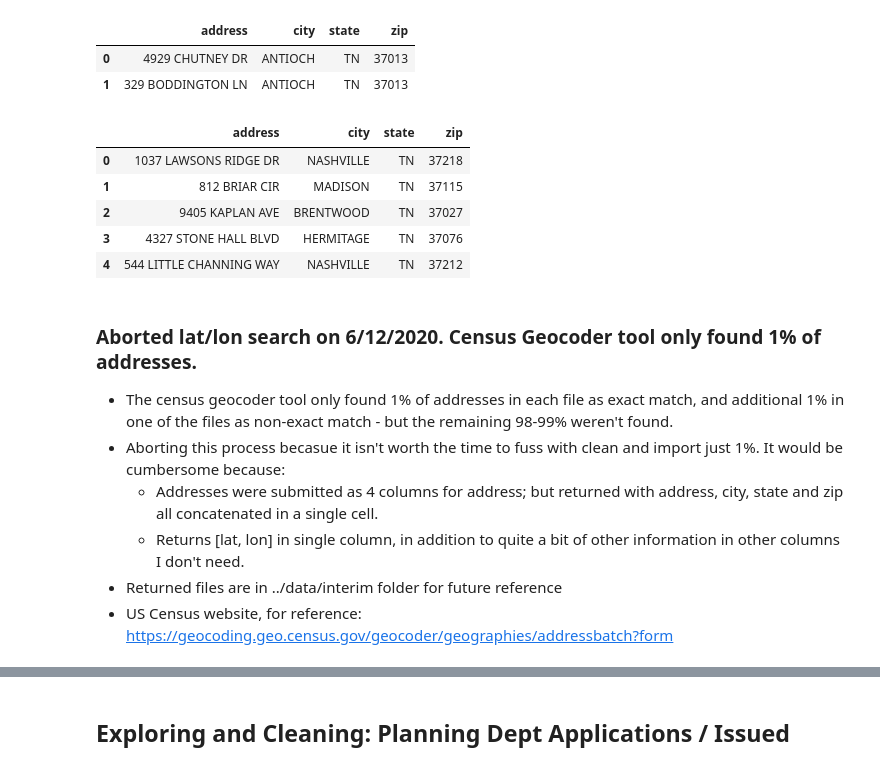
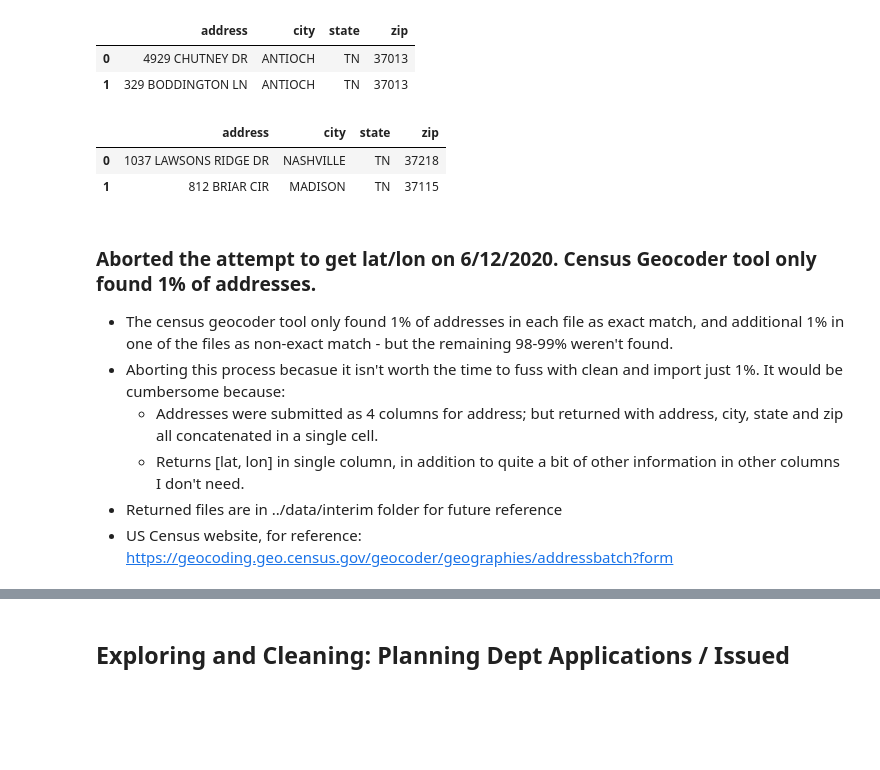
Before and after one commit to lorirocks/nashville-neighborhoods-capstone, a Jupyter notebook: notebooks/1_dataprep.ipynb, the cells around one changed output, grey strips where cells are left out. Drawn from its saved outputs; the diff is of its cells as text; code cells hidden in the pictures; blank space fills up the shorter version.

```diff
--- a/notebooks/1_dataprep.ipynb
+++ b/notebooks/1_dataprep.ipynb
@@ -589,8 +619,8 @@ Name: permit_type_descr, dtype: int64
 #        YES - there are a lot for new residential permits
 # Second: Created new df to submit to census geocoder website.
 
-df_bldg_issued_null_latlon = df_bldg_issued.loc[df_bldg_issued.lat.isnull()].reset_index(drop = True)
-df_bldg_issued_null_latlon.head()
+df_bldg_issued_null_latlon = df_bldg_issued.loc[df_bldg_issued['lat'].isnull()].reset_index(drop = True)
+df_bldg_issued_null_latlon.head(2)
 # %% [output]
 |  | permit_number | permit_type_descr | permit_subtype_descr | parcel | date_entered | date_issued | ... |
 | 0 | 2019070460 | Building Residential - New | Single Family Residence | 058100C04900CO | 2019-11-18 | 2019-12-09 | ... |
@@ -645,20 +672,17 @@ df_bldg_apps_null_latlon.head(2)
 | 1 | 329 BODDINGTON LN | ANTIOCH | TN | 37013 |
 # %%
 df_bldg_issued_null_latlon = df_bldg_issued_null_latlon[['address', 'city', 'state', 'zip']]
-df_bldg_issued_null_latlon.head()
+df_bldg_issued_null_latlon.head(2)
 # %% [output]
 |  | address | city | state | zip |
 | 0 | 1037 LAWSONS RIDGE DR | NASHVILLE | TN | 37218 |
 | 1 | 812 BRIAR CIR | MADISON | TN | 37115 |
-| 2 | 9405 KAPLAN AVE | BRENTWOOD | TN | 37027 |
-| 3 | 4327 STONE HALL BLVD | HERMITAGE | TN | 37076 |
-| 4 | 544 LITTLE CHANNING WAY | NASHVILLE | TN | 37212 |
 # %%
 df_bldg_apps_null_latlon.to_csv('../data/interim/bldg_apps_addresses.csv')
 # %%
 df_bldg_issued_null_latlon.to_csv('../data/interim/bldg_issued_addresses.csv')
 # %% [markdown]
-### Aborted lat/lon search on 6/12/2020. Census Geocoder tool only found 1% of addresses.
+### Aborted the attempt to get lat/lon on 6/12/2020. Census Geocoder tool only found 1% of addresses.
 - The census geocoder tool only found 1% of addresses in each file as exact match, and additional 1% in one of the files as non-exact match - but the remaining 98-99% weren't found.
 - Aborting this process becasue it isn't worth the time to fuss with clean and import just 1%. It would be cumbersome because:
     - Addresses were submitted as 4 columns for address; but returned with address, city, state and zip all concatenated in a single cell.
```
Also changed, not shown: parts of 75 cells of this notebook, 13 other files.
